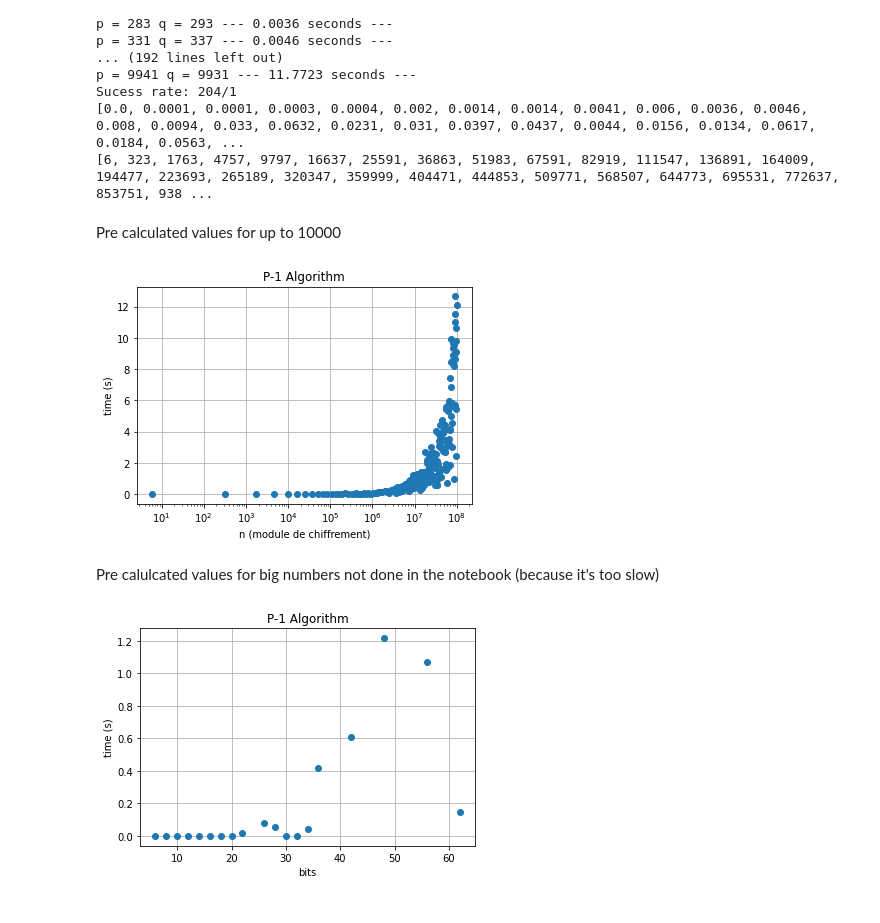
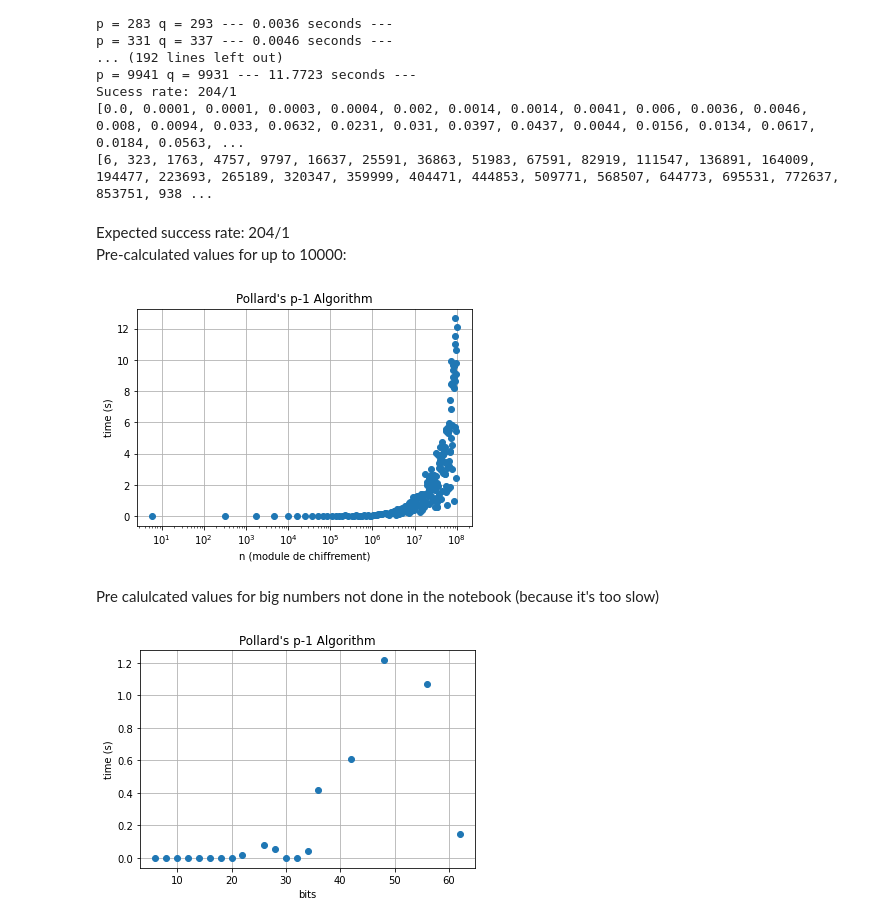
Before and after one commit to matiboux/epita-s6-fmsi, a Jupyter notebook: Notebook.ipynb, the cells around one changed output. Saved outputs shown, nothing was run; the diff lists cells and outputs as text; code cells hidden in the pictures.

```diff
--- a/Notebook.ipynb
+++ b/Notebook.ipynb
@@ -276 +277,4 @@ Success!
+# %%
+# Save time by not regenerating benchmarks
+skip_live_benchmarking = True
 # %% [markdown]
@@ -391,5 +407,8 @@ plt.show()
 # %%
-time_array_p_1, prime_array_p_1 = tm.time_crack(p_1_pollard.crack_primes,10000)
+if not skip_live_benchmarking:
+    time_array_p_1, prime_array_p_1 = tm.time_crack(p_1_pollard.crack_primes, 10000)
+else:
+    print("Skipping live benchmarking.")
 # %% [output]
 p = 3 q = 2 --- 0.0 seconds ---
 p = 17 q = 19 --- 0.0001 seconds ---
@@ -409,5 +428,6 @@ Sucess rate: 204/1
 [0.0, 0.0001, 0.0001, 0.0003, 0.0004, 0.002, 0.0014, 0.0014, 0.0041, 0.006, 0.0036, 0.0046, 0.008, 0.0094, 0.033, 0.0632, 0.0231, 0.031, 0.0397, 0.0437, 0.0044, 0.0156, 0.0134, 0.0617, 0.0184, 0.0563, ...
 [6, 323, 1763, 4757, 9797, 16637, 25591, 36863, 51983, 67591, 82919, 111547, 136891, 164009, 194477, 223693, 265189, 320347, 359999, 404471, 444853, 509771, 568507, 644773, 695531, 772637, 853751, 938 ...
 # %% [markdown]
-Pre calculated values for up to 10000
+Expected success rate: 204/1
+Pre-calculated values for up to 10000:
 # %%
@@ -416,15 +436,17 @@ prime_array_p_1 = [6, 323, 1763, 4757, 9797, 16637, 25591, 36863, 51983, 67591,
 # %%
 fig, p_1 = plt.subplots()
-p_1.plot(prime_array_p_1, time_array_p_1,'o')
 
-p_1.set(xlabel='n (module de chiffrement)', ylabel='time (s)',
-       title='P-1 Algorithm')
+p_1.plot(prime_array_p_1, time_array_p_1, 'o')
+p_1.set(xlabel = "n (module de chiffrement)",
+        ylabel = "time (s)",
+        title = "Pollard's p-1 Algorithm")
 p_1.grid()
+
 plt.xscale("log")
-fig.savefig("p_one_big.png")
+# fig.savefig("p_one_big.png")
 plt.show()
 # %% [output]
-[figure, old version]
+[figure, new version]
 # %% [markdown]
 Pre calulcated values for big numbers not done in the notebook (because it's too slow)
 # %%
@@ -432,13 +454,14 @@ bits_p_1 = [6, 8, 10, 12, 14, 16, 18, 20, 22, 26, 28, 30, 32, 34, 36, 42, 48, 56
 time_p_1 =  [0.0, 0.0, 0.0, 0.0, 0.0, 0.0, 0.0, 0.0001, 0.02, 0.0815, 0.052, 0.0011, 0.0013, 0.0409, 0.4159, 0.6083, 1.2154, 1.0691, 0.1458]
 # %%
 fig, p_1 = plt.subplots()
-p_1.plot(bits_p_1, time_p_1,'o')
 
-p_1.set(xlabel='bits', ylabel='time (s)',
-       title='P-1 Algorithm')
+p_1.plot(bits_p_1, time_p_1, 'o')
+p_1.set(xlabel = "bits",
+        ylabel = "time (s)",
+        title = "Pollard's p-1 Algorithm")
 p_1.grid()
 
-fig.savefig("p_one_small.png")
+# fig.savefig("p_one_small.png")
 plt.show()
 # %% [output]
-[figure, old version]
+[figure, new version]
```
Also changed, not shown: parts of 16 cells of this notebook.
